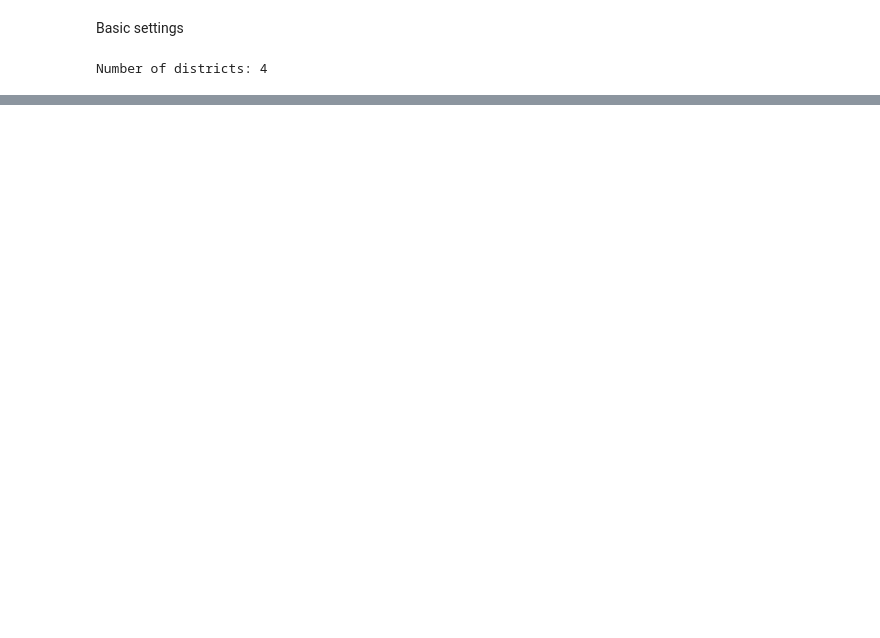
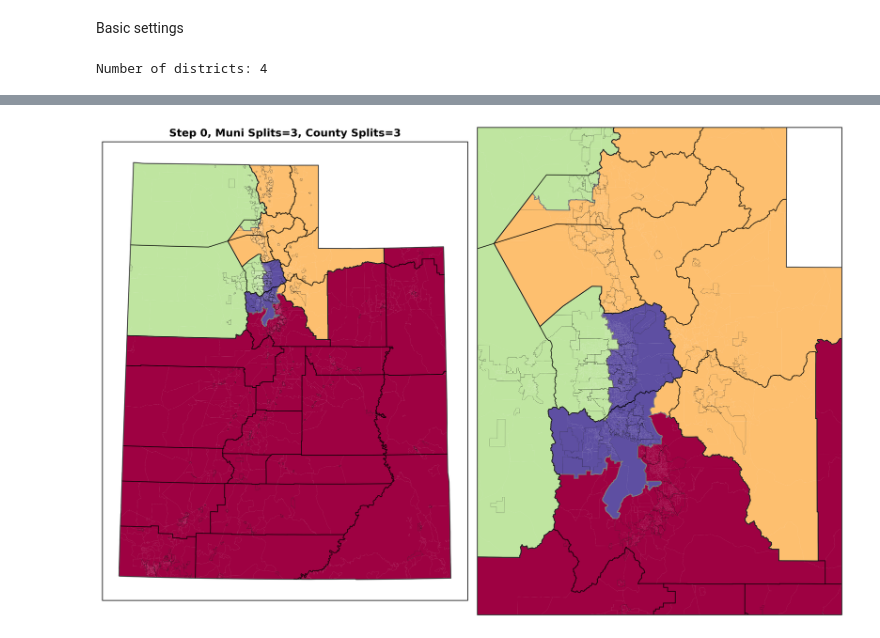
Before and after one commit to samadams8/UT_GerryChain, a Jupyter notebook: 02_run_ensemble.ipynb, the cells around one changed output, grey strips where cells are left out. Drawn from its saved outputs; the diff is of its cells as text; code cells hidden in the pictures; blank space fills up the shorter version.

```diff
--- a/02_run_ensemble.ipynb
+++ b/02_run_ensemble.ipynb
@@ -199,4 +119,5 @@ Done.
 # %%
+print("Computing performance of comparison maps")
 def compute_metrics_for_map(shapefile_path, geo, cfg, pop_key=params["data_tag"]):
     """Return a dict of output_updater values for a given electoral map."""
     partition = geo.build_partition(
@@ -204,16 +125,7 @@ def compute_metrics_for_map(shapefile_path, geo, cfg, pop_key=params["data_tag"]
         plan=shapefile_path,
         updaters=cfg.updaters,
     )
-    result = {}
-    for name in output_updaters:
-        if name not in cfg.updaters:
-            continue
-        value = partition[name]
-        if isinstance(value, dict):
-            result[name] = {str(k): v for k, v in sorted(value.items())}
-        else:
-            result[name] = value
-    return result
+    return nbh.get_updater_values(partition, cfg.updaters_to_save)
 
 comparison_maps = {
     "Map C": compute_metrics_for_map(
@@ -243,0 +158,79 @@ with open(f"output/{config_tag}/ensemble/comparison_maps.json", "w") as f:
+# %%
+from IPython.display import display, Image
+from gerrychain.accept import always_accept
+import utgc.plotting as gcplt
+
+initial_partition = geo.build_partition(
+    pop_key=params["data_tag"],
+    plan=initial_plan,
+    updaters=cfg.updaters,
+)
+total_pop = sum(initial_partition["population"].values())
+pop_tolerance = params["pop_tolerance"]
+
+num_steps = 10
+proposal = cfg.proposal(
+    initial_partition,
+    total_population=total_pop,
+    pop_tolerance=pop_tolerance,
+    edge_weights=geo.get_edge_weights(params["data_tag"]),
+)
+chain = CouponCollectorChain(
+    proposal=proposal,
+    constraints=cfg.constraints,
+    accept=always_accept,
+    initial_state=initial_partition,
+    micro_steps_per_yield=ceil(coupon_collector_expectation(num_districts)),
+    num_macro_steps=num_steps,
+)
+
+print(f"=== MCMC {run_name} ===")
+print("Running Markov chain (Batched/Coupon Collector)...")
+partition_iterator = chain.with_progress_bar()
+
+output_path = os.path.join(save_dir, "output.jsonl")
+assignments_path = os.path.join(save_dir, "assignments.jsonl")
+
+# For inline display and update of figure
+image_display = display(display_id=True)
+
+with open(output_path, "w") as f:
+    for step_number, partition in enumerate(partition_iterator):
+        # Save metrics (output_updaters subset only)
+        data = (
+            {"step": step_number}
+            | nbh.get_updater_values(partition, cfg.updaters_to_save)
+        )
+        f.write(json.dumps(data) + "\n")
+        f.flush()
+
+        nbh.save_partition(
+            partition,
+            os.path.join(save_dir,"maps","shapefiles",f"step_{step_number:05d}.zip"),
+            geo.get_pop_geodata(params["data_tag"])
+        )
+
+        # Plot ordinary map
+        gcplt.visualize_partition(
+            partition, step_number, os.path.join(save_dir, "maps"),
+            counties=counties, municipalities=munis,
+            split_munis_count=partition["split_muni"],
+            split_counties_count=partition["split_county"],
+        )
+        # Plot map with partisanship
+        gcplt.visualize_partition(
+            partition, step_number, os.path.join(save_dir, "maps", "partisanship"),
+            counties=counties, municipalities=munis,
+            split_munis_count=partition["split_muni"],
+            split_counties_count=partition["split_county"],
+            color_by="2024_majority_partisan_shares",
+            colormap="coolwarm"
+        )
+        partition.parent = None
+
+        # Update the display handle with the new image
+        img_path = os.path.join(save_dir, "maps", f"step_{step_number:05d}.png")
+        image_display.update(Image(filename=img_path))
+
+print("Done!")
+# %% [output]
@@ -243,0 +241 @@ with open(f"output/{config_tag}/ensemble/comparison_maps.json", "w") as f:
+[figure, added]
```
Also changed, not shown: parts of 7 cells of this notebook, 2 other files.
